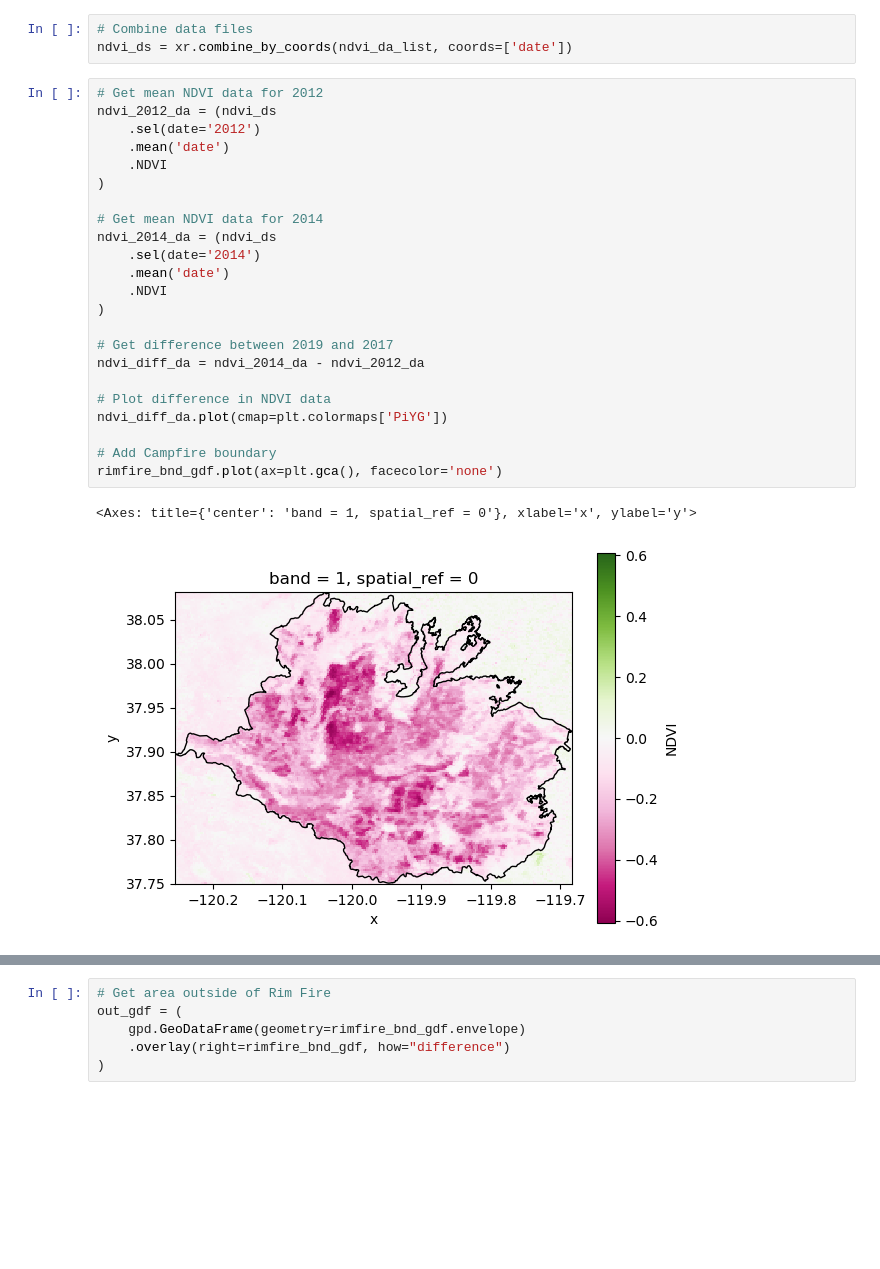
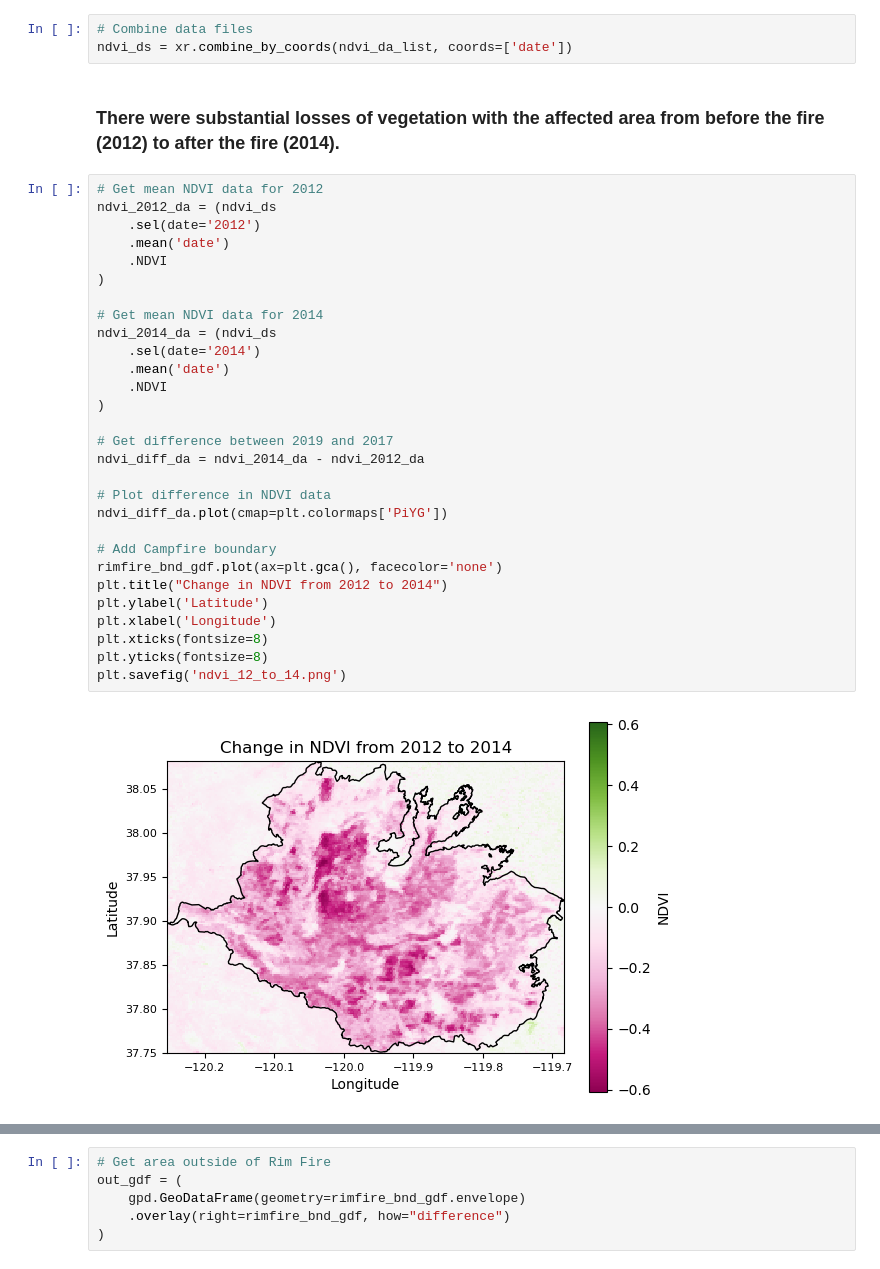
Before and after one commit to pth6570/pth6570.github.io, a Jupyter notebook: notebooks/rim_fire_NDVI_change.ipynb, the cells around one changed output, grey strips where cells are left out. Cells and saved outputs as stored; diff of their text form; blank space fills up the shorter version.

```diff
--- a/notebooks/rim_fire_NDVI_change.ipynb
+++ b/notebooks/rim_fire_NDVI_change.ipynb
@@ -241,29 +185,36 @@ ndvi_da_list
 # %%
 # Combine data files
 ndvi_ds = xr.combine_by_coords(ndvi_da_list, coords=['date'])
+# %% [markdown]
+### There were substantial losses of vegetation with the affected area from before the fire (2012) to after the fire (2014).
 # %%
 # Get mean NDVI data for 2012
 ndvi_2012_da = (ndvi_ds
     .sel(date='2012')
     .mean('date')
     .NDVI
 )
 
 # Get mean NDVI data for 2014
 ndvi_2014_da = (ndvi_ds
     .sel(date='2014')
     .mean('date')
     .NDVI
 )
 
 # Get difference between 2019 and 2017
 ndvi_diff_da = ndvi_2014_da - ndvi_2012_da
 
 # Plot difference in NDVI data
 ndvi_diff_da.plot(cmap=plt.colormaps['PiYG'])
 
 # Add Campfire boundary
 rimfire_bnd_gdf.plot(ax=plt.gca(), facecolor='none')
+plt.title("Change in NDVI from 2012 to 2014")
+plt.ylabel('Latitude')
+plt.xlabel('Longitude')
+plt.xticks(fontsize=8)
+plt.yticks(fontsize=8)
+plt.savefig('ndvi_12_to_14.png')
 # %% [output]
-<Axes: title={'center': 'band = 1, spatial_ref = 0'}, xlabel='x', ylabel='y'>
-[figure, old version]
+[figure, new version]
```
Also changed, not shown: parts of 13 cells of this notebook, 3 other files.
